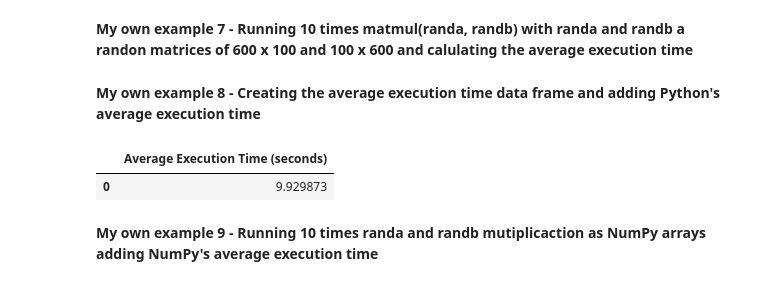
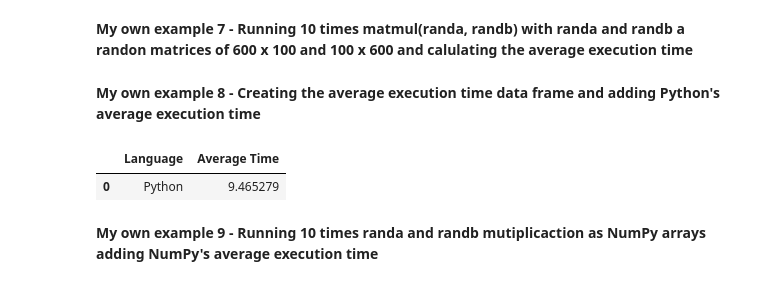
Before and after one commit to JustPersy/MetNumUN2024I-Lab2, a Jupyter notebook: Lab2_CristianCastillo.ipynb, the cells around one changed output. Cells and saved outputs as stored; diff of their text form; code cells hidden in the pictures.

```diff
--- a/Lab2_CristianCastillo.ipynb
+++ b/Lab2_CristianCastillo.ipynb
@@ -367,14 +367,13 @@ prom = average_execution_time(randa, randb)
 **My own example 8 - Creating the average execution time data frame and adding Python's average execution time**
 # %%
 import pandas as pd
-average_execution_time_data = {
-    "Average Execution Time (seconds)": [prom]
-}
-df = pd.DataFrame(average_execution_time_data)
+average_execution_time_data = prom;
+
+df = pd.DataFrame({'Language': ['Python'], 'Average Time': [average_execution_time_data]})
 df
 # %% [output]
-|  | Average Execution Time (seconds) |
-| 0 | 9.929873 |
+|  | Language | Average Time |
+| 0 | Python | 9.465279 |
 # %% [markdown]
 **My own example 9 - Running 10 times randa and randb mutiplicaction as NumPy arrays  adding NumPy's average execution time**
 # %%
```
Also changed, not shown: parts of 67 cells of this notebook.
